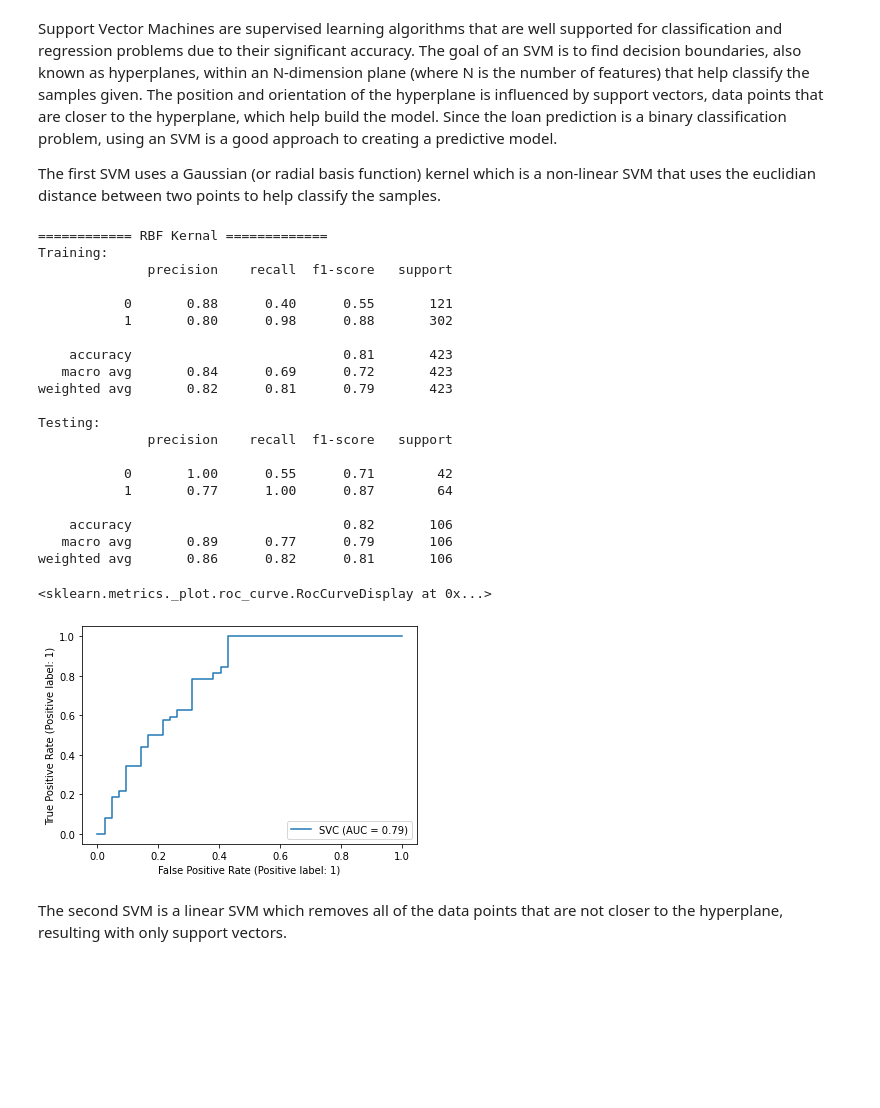
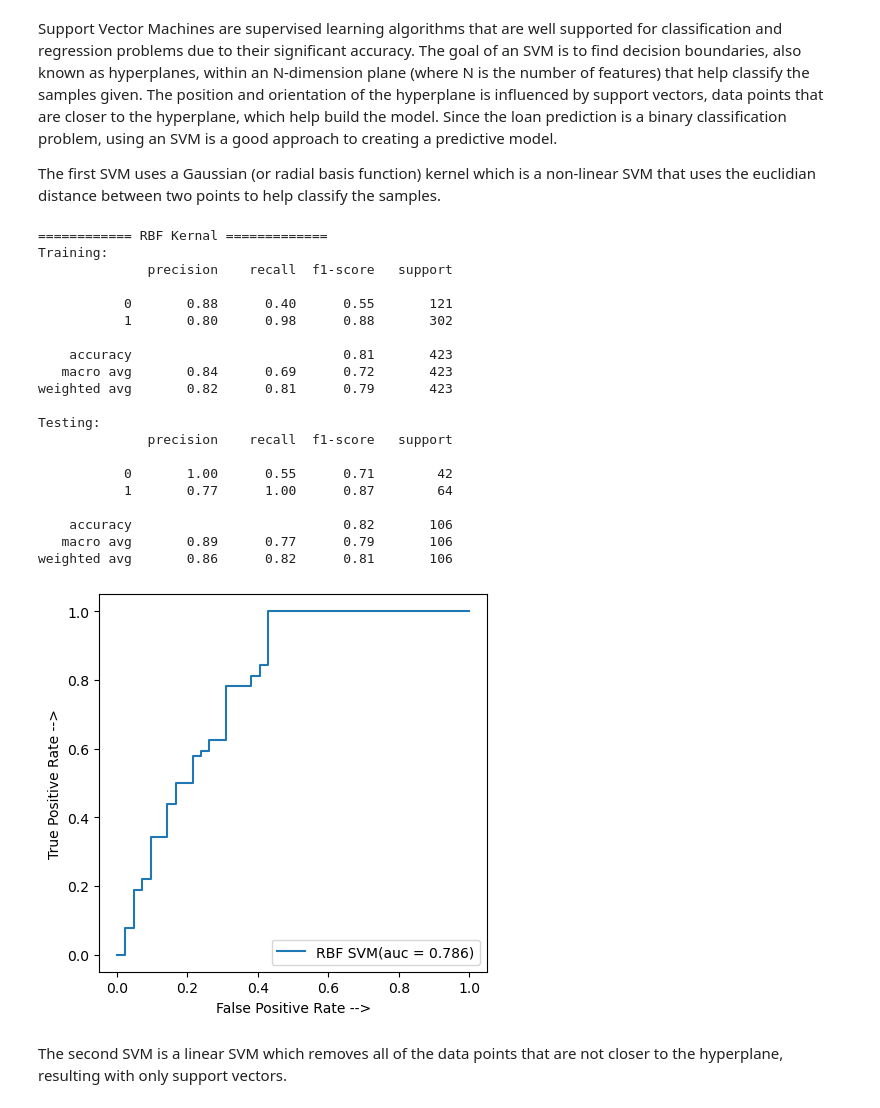
Before and after one commit to bwagle2021/ECS171-Loan-Prediction-Project, a Jupyter notebook: Project.ipynb, the cells around one changed output. Drawn from its saved outputs; the diff is of its cells as text; code cells hidden in the pictures; blank space fills up the shorter version.

```diff
--- a/Project.ipynb
+++ b/Project.ipynb
@@ -395,36 +433,45 @@ from sklearn.svm import SVC, LinearSVC
 from sklearn import metrics
 import matplotlib.pyplot as plt
 print("============ RBF Kernal =============")
 clf_rbf = SVC(kernel='rbf')
 clf_rbf.fit(Combined_X_train_encoded, Y_train_encoded)
 print("Training: ")
 print(classification_report(Y_train_encoded, clf_rbf.predict(Combined_X_train_encoded)))
 print("Testing: ")
 print(classification_report(Y_test_encoded, clf_rbf.predict(Combined_X_test_encoded)))
-metrics.plot_roc_curve(clf_rbf, Combined_X_test_encoded, Y_test_encoded)
+
+y_pred_rbf = clf_rbf.decision_function(Combined_X_test_encoded)
+rbf_fpr, rbf_tpr, threshold = roc_curve(Y_test_encoded, y_pred_rbf)
+auc_rbf = auc(rbf_fpr, rbf_tpr)
+plt.figure(figsize=(5,5), dpi=100)
+plt.plot(rbf_fpr, rbf_tpr, linestyle='-',label = 'RBF SVM(auc = %0.3f)' % auc_rbf)
+plt.xlabel('False Positive Rate -->')
+plt.ylabel('True Positive Rate -->')
+
+plt.legend()
+plt.show()
 # %% [output]
 ============ RBF Kernal =============
 Training:
               precision    recall  f1-score   support
 
            0       0.88      0.40      0.55       121
            1       0.80      0.98      0.88       302
 
     accuracy                           0.81       423
    macro avg       0.84      0.69      0.72       423
 weighted avg       0.82      0.81      0.79       423
 
 Testing:
               precision    recall  f1-score   support
 
            0       1.00      0.55      0.71        42
            1       0.77      1.00      0.87        64
 
     accuracy                           0.82       106
    macro avg       0.89      0.77      0.79       106
 weighted avg       0.86      0.82      0.81       106
-<sklearn.metrics._plot.roc_curve.RocCurveDisplay at 0x...>
-[figure, old version]
+[figure, new version]
 # %% [markdown]
 The second SVM is a linear SVM which removes all of the data points that are not closer to the hyperplane, resulting with only support vectors.
 # %%
```
Also changed, not shown: parts of 5 cells of this notebook.
